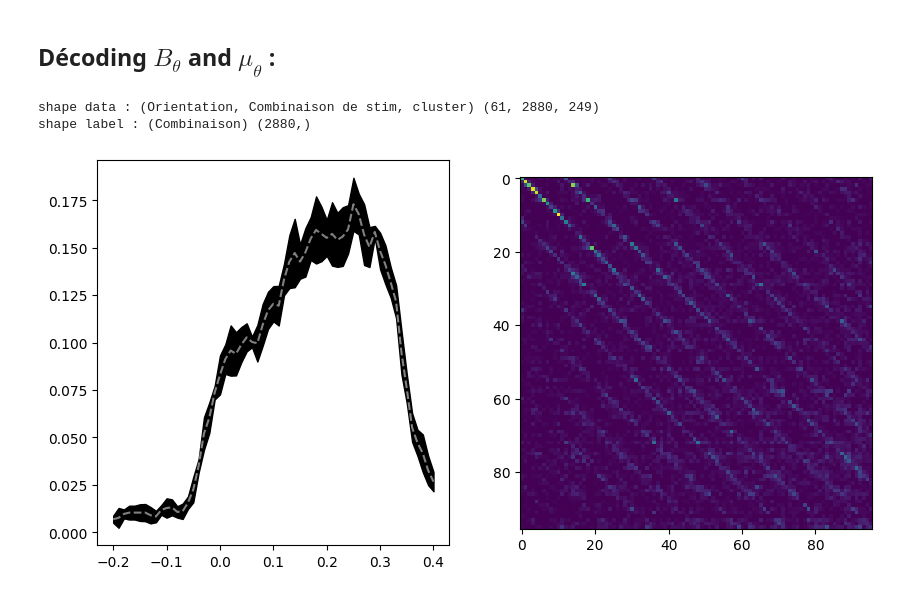
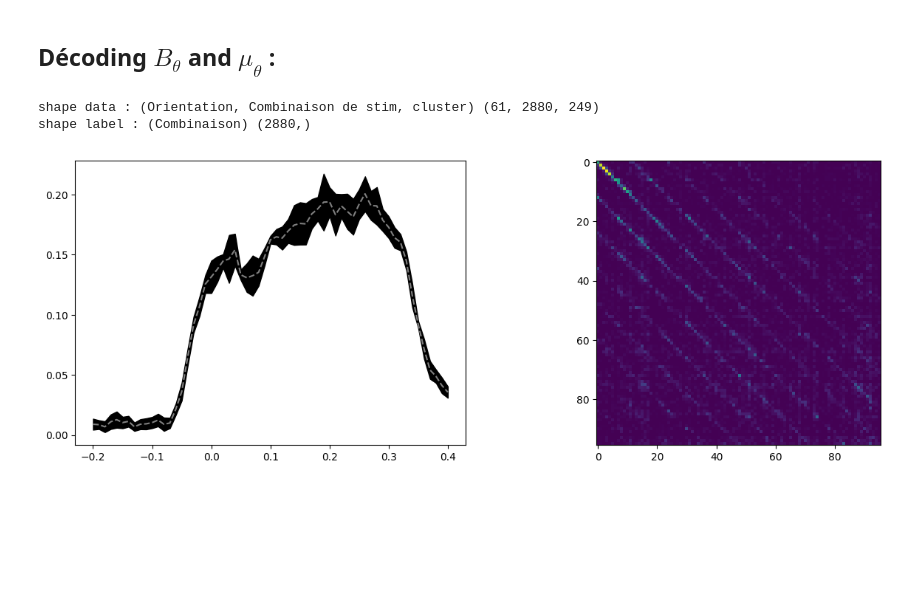
Before and after one commit to alexandre-laine/2023-INT-StageM1, a Jupyter notebook: Notebook/Decoding_equal.ipynb, the cells around one changed output. Saved outputs shown, nothing was run; the diff lists cells and outputs as text; code cells hidden in the pictures; blank space fills up the shorter version.

Commit message:
Dernières MAJ du 2023/06/14 (matin)
Decoding avec et sans égalisation (theta, btheta, theta et btheta)
Comparaison qualitative entre les deux conditions avec des représentations graphiques.

```diff
--- a/Notebook/Decoding_equal.ipynb
+++ b/Notebook/Decoding_equal.ipynb
@@ -102,8 +104,6 @@ def par_load_data(timesteps, target_clusters,
 ## Décoding $\mu_\theta$
 # %%
 cluster=cluster_all
-data_max=10
-nbr_bin=10
 print(f"clusters : {cluster}")
 Matrice=np.zeros((12,12,len(prm.B_thetas)))
 Scores_mean=np.zeros((61,len(prm.B_thetas)))
@@ -143,7 +143,7 @@ for j in range(len(prm.B_thetas)):
 
     fig,ax=plt.subplots(1,2,figsize=(10,5))
     ax[0].plot(scores.mean(axis=-1))
-    ax[1].imshow(matrice.mean(axis=-1))
+    ax[1].imshow(matrice.mean(axis=-1),cmap="jet",vmin=0,vmax=3)
     plt.show()
 # %% [output]
 clusters : ['Tom_BA01_cl58' 'Mary_A006_cl47' 'Steven_I002_cl49' 'Steven_AH01_cl126'
@@ -241,13 +241,24 @@ data, labels, le = par_load_data(timesteps=timesteps, target_clusters=cluster,
                                         data_type="bt_decoding")
 print("shape data : (Orientation, Combinaison de stim, cluster)",np.shape(data))
 print("shape label : (Combinaison)", np.shape(labels))
+
+#Début égalisation
+#Distribution des données
+distrib_data,bin_data=np.histogram(data,bins=nbr_bin,range=(0,data_max),density=True)
+bin_mid_data=1/2*(np.sum((bin_data[1:],bin_data[:-1]),axis=0))
+#Probabilité cumulative
+Cumul_distrib=np.cumsum(distrib_data)
+#Interpolation
+data_interp=np.interp(data,bin_data[:-1],Cumul_distrib)
+#Fin égalisation
+
 matrice=np.zeros((8,8,61))
 scores=np.zeros((len(prm.timesteps),prm.n_splits))
 logreg = LogisticRegression(**prm.opts_LR)
-for i in tqdm(range(data.shape[0]), desc = 'Decoding'):
-    scores[i,:] = cross_val_score(logreg, data[i,:,:], labels,
+for i in tqdm(range(data_interp.shape[0]), desc = 'Decoding'):
+    scores[i,:] = cross_val_score(logreg, data_interp[i,:,:], labels,
                                 cv = prm.n_splits,scoring = 'balanced_accuracy')
-    xtrain, xtest, ytrain, ytest = train_test_split(data[i,:,:], labels, test_size=prm.test_size, random_state=42)
+    xtrain, xtest, ytrain, ytest = train_test_split(data_interp[i,:,:], labels, test_size=prm.test_size, random_state=42)
     logreg.fit(xtrain, ytrain)
     ypred=logreg.predict(xtest)
     matrice[:,:,i]=confusion_matrix(y_pred=ypred,y_true=ytest)
@@ -290,36 +301,47 @@ np.save('./data/Scores_sd_decoding_btheta.npy', [Scores_sd])
 cluster=cluster_all
 #print(f"clusters : {cluster}")
 
 Matrice=np.zeros((8*12,8*12))
 Scores_mean=np.zeros((61))
 Scores_sd=np.zeros((61))
 
 data, labels, le = par_load_data(timesteps=timesteps, target_clusters=cluster,
                                         target_btheta=None, target_theta=None,
                                         data_type="all_t_bt")
 print("shape data : (Orientation, Combinaison de stim, cluster)",np.shape(data))
 print("shape label : (Combinaison)", np.shape(labels))
+
+#Début égalisation
+#Distribution des données
+distrib_data,bin_data=np.histogram(data,bins=nbr_bin,range=(0,data_max),density=True)
+bin_mid_data=1/2*(np.sum((bin_data[1:],bin_data[:-1]),axis=0))
+#Probabilité cumulative
+Cumul_distrib=np.cumsum(distrib_data)
+#Interpolation
+data_interp=np.interp(data,bin_data[:-1],Cumul_distrib)
+#Fin égalisation
+
 matrice=np.zeros((8*12,8*12,61))
 scores=np.zeros((len(prm.timesteps),prm.n_splits))
 logreg = LogisticRegression(**prm.opts_LR)
-for i in tqdm(range(data.shape[0]), desc = 'Decoding'):
-    scores[i,:] = cross_val_score(logreg, data[i,:,:], labels,
+for i in tqdm(range(data_interp.shape[0]), desc = 'Decoding'):
+    scores[i,:] = cross_val_score(logreg, data_interp[i,:,:], labels,
                                 cv = prm.n_splits,scoring = 'balanced_accuracy')
-    xtrain, xtest, ytrain, ytest = train_test_split(data[i,:,:], labels, test_size=0.2, random_state=42)  #test_size=prm.test_size
+    xtrain, xtest, ytrain, ytest = train_test_split(data_interp[i,:,:], labels, test_size=0.2, random_state=42)  #test_size=prm.test_size
     logreg.fit(xtrain, ytrain)
     ypred=logreg.predict(xtest)
     matrice[:,:,i]=confusion_matrix(y_pred=ypred,y_true=ytest)
 Matrice[:,:]=matrice.mean(axis=-1)
 Scores_mean[:]=scores.mean(axis=-1)
 Scores_sd[:]=scores.std(axis=-1)
 fig,ax=plt.subplots(1,2,figsize=(15,5))
 ax[0].fill_between(timesteps,scores.mean(axis=-1)-scores.std(axis=-1),scores.mean(axis=-1)+scores.std(axis=-1),color="black")
 ax[0].plot(timesteps,scores.mean(axis=-1),linestyle="--",color="grey")
 ax[1].imshow(matrice.mean(axis=-1))
 plt.show()
 # %% [output]
 shape data : (Orientation, Combinaison de stim, cluster) (61, 2880, 249)
 shape label : (Combinaison) (2880,)
-[figure, old version]
+[figure, new version]
 # %%
 #SAVE LES DONNEEES !!!!!  A refaire avec les matrices, erreures étrange de shape !
```
Also changed, not shown: parts of 6 cells of this notebook, 15 other files.
